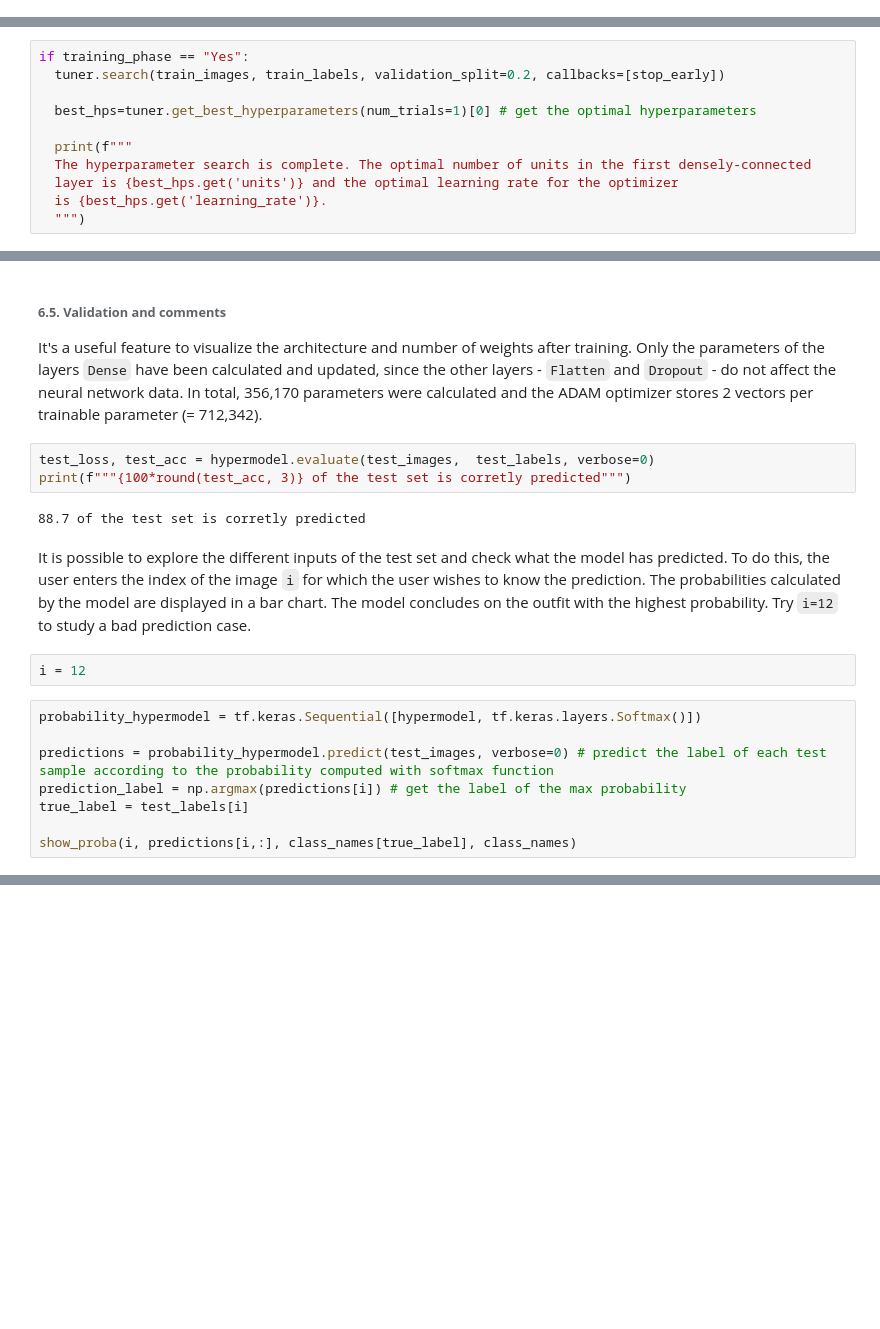
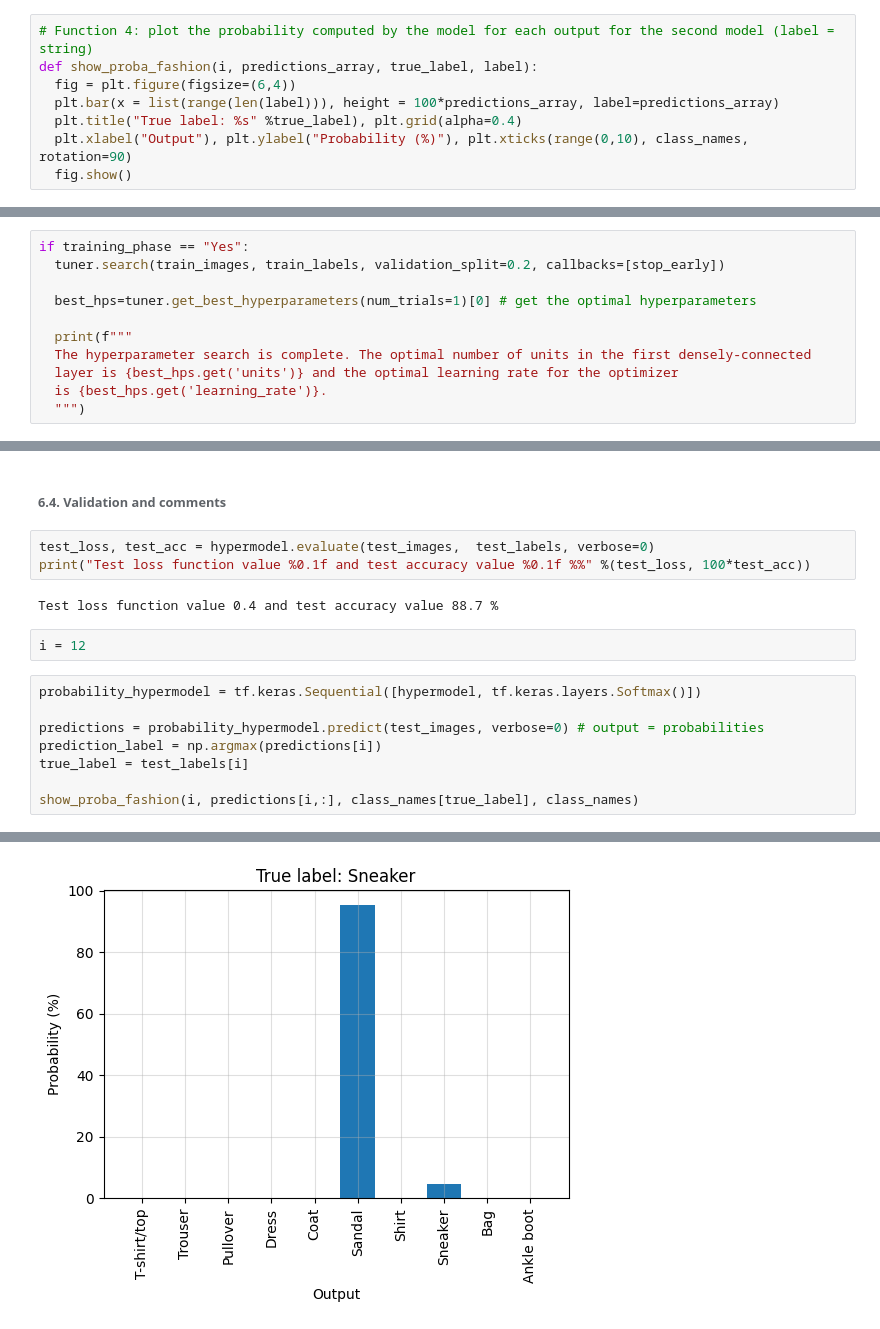
Before and after one commit to Benjamin-morel/TensorFlow, a Jupyter notebook: 01_classification_image.ipynb, the cells around one changed output, grey strips where cells are left out. Drawn from its saved outputs; the diff is of its cells as text; blank space fills up the shorter version.

```diff
--- a/01_classification_image.ipynb
+++ b/01_classification_image.ipynb
@@ -119,0 +99,8 @@ Data from **MNIST databse** and correctly labeled is used to train and test the
+# %%
+# Function 4: plot the probability computed by the model for each output for the second model (label = string)
+def show_proba_fashion(i, predictions_array, true_label, label):
+  fig = plt.figure(figsize=(6,4))
+  plt.bar(x = list(range(len(label))), height = 100*predictions_array, label=predictions_array)
+  plt.title("True label: %s" %true_label), plt.grid(alpha=0.4)
+  plt.xlabel("Output"), plt.ylabel("Probability (%)"), plt.xticks(range(0,10), class_names, rotation=90)
+  fig.show()
@@ -390,22 +351,18 @@ Finally, the model is trained one last time with the optimal hyperparameters and
-# %% [markdown]
-###### **6.5. Validation and comments**
-
-It's a useful feature to visualize the architecture and number of weights after training. Only the parameters of the layers `Dense` have been calculated and updated, since the other layers - `Flatten` and `Dropout` - do not affect the neural network data. In total, 356,170 parameters were calculated and the ADAM optimizer stores 2 vectors per trainable parameter (= 712,342).
+# %% [markdown]
+###### **6.4. Validation and comments**
 # %%
 test_loss, test_acc = hypermodel.evaluate(test_images,  test_labels, verbose=0)
-print(f"""{100*round(test_acc, 3)} of the test set is corretly predicted""")
+print("Test loss function value %0.1f and test accuracy value %0.1f %%" %(test_loss, 100*test_acc))
 # %% [output]
-88.7 of the test set is corretly predicted
+Test loss function value 0.4 and test accuracy value 88.7 %
-# %% [markdown]
-It is possible to explore the different inputs of the test set and check what the model has predicted. To do this, the user enters the index of the image `i` for which the user wishes to know the prediction. The probabilities calculated by the model are displayed in a bar chart. The model concludes on the outfit with the highest probability. Try `i=12` to study a bad prediction case.
 # %%
 i = 12
 # %%
 probability_hypermodel = tf.keras.Sequential([hypermodel, tf.keras.layers.Softmax()])
 
-predictions = probability_hypermodel.predict(test_images, verbose=0) # predict the label of each test sample according to the probability computed with softmax function
-prediction_label = np.argmax(predictions[i]) # get the label of the max probability
+predictions = probability_hypermodel.predict(test_images, verbose=0) # output = probabilities
+prediction_label = np.argmax(predictions[i])
 true_label = test_labels[i]
 
-show_proba(i, predictions[i,:], class_names[true_label], class_names)
+show_proba_fashion(i, predictions[i,:], class_names[true_label], class_names)
 # %% [output]
@@ -412,0 +369 @@ show_proba(i, predictions[i,:], class_names[true_label], class_names)
+[figure, added]
```
Also changed, not shown: parts of 75 cells of this notebook.
